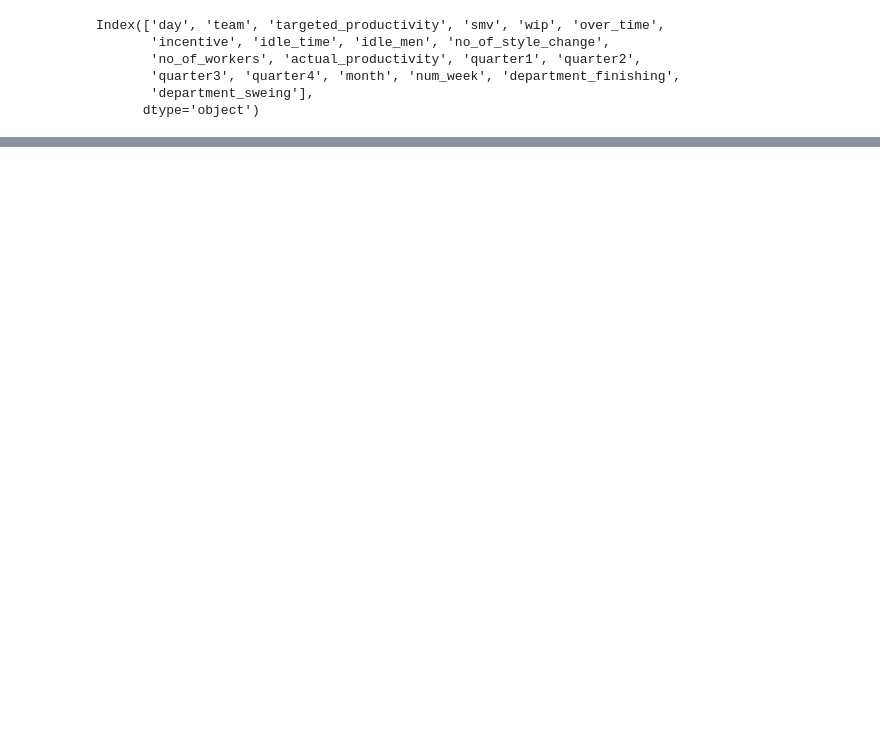
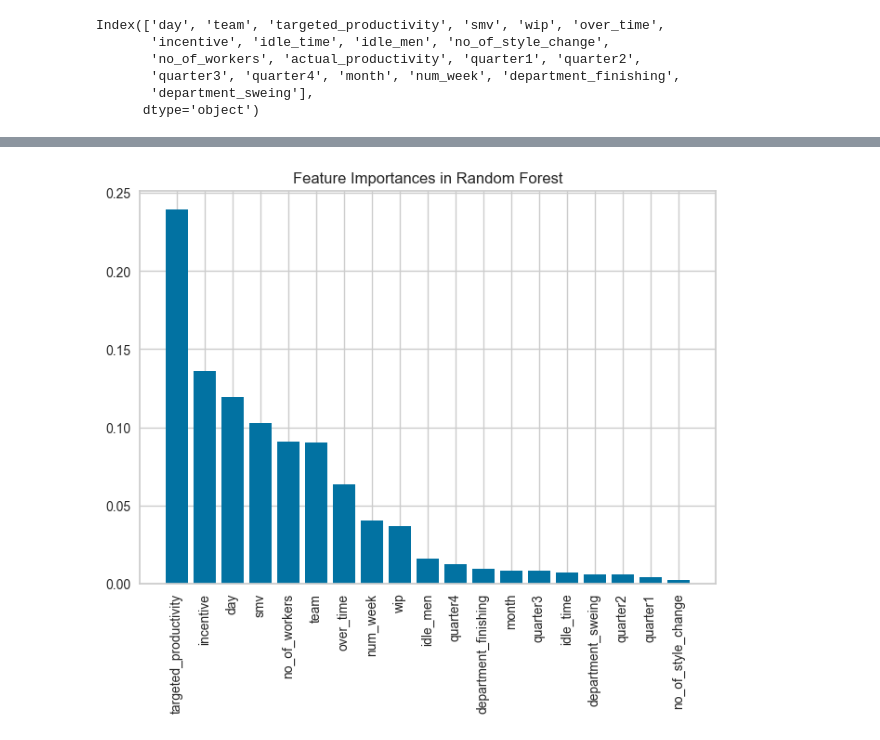
Before and after one commit to irenzim/DS2-Consulting, a Jupyter notebook: productivity_2.ipynb, the cells around one changed output, grey strips where cells are left out. Cells and saved outputs as stored; diff of their text form; code cells hidden in the pictures; blank space fills up the shorter version.

```diff
--- a/productivity_2.ipynb
+++ b/productivity_2.ipynb
@@ -202,0 +206,3 @@ Index(['day', 'team', 'targeted_productivity', 'smv', 'wip', 'over_time',
+# %%
+X = df.drop(['actual_productivity'], axis=1)
+X.head()
@@ -202,0 +231,2 @@ Index(['day', 'team', 'targeted_productivity', 'smv', 'wip', 'over_time',
+# %%
+X_train, X_test, y_train, y_test = train_test_split(X, y, test_size=0.25, random_state=10)
@@ -202,0 +247,16 @@ Index(['day', 'team', 'targeted_productivity', 'smv', 'wip', 'over_time',
+# %%
+import matplotlib.pyplot as plt
+
+model_rf = RandomForestRegressor(n_estimators=100, random_state=0)
+model_rf.fit(X_train, y_train)
+
+importances_rf = model_rf.feature_importances_
+
+indices_rf = np.argsort(importances_rf)[::-1]
+plt.figure()
+plt.title("Feature Importances in Random Forest")
+plt.bar(range(X_train.shape[1]), importances_rf[indices_rf])
+plt.xticks(range(X_train.shape[1]), X_train.columns[indices_rf], rotation=90)
+plt.show()
+# %% [output]
+[figure, added]
```
Also changed, not shown: parts of 11 cells of this notebook.
